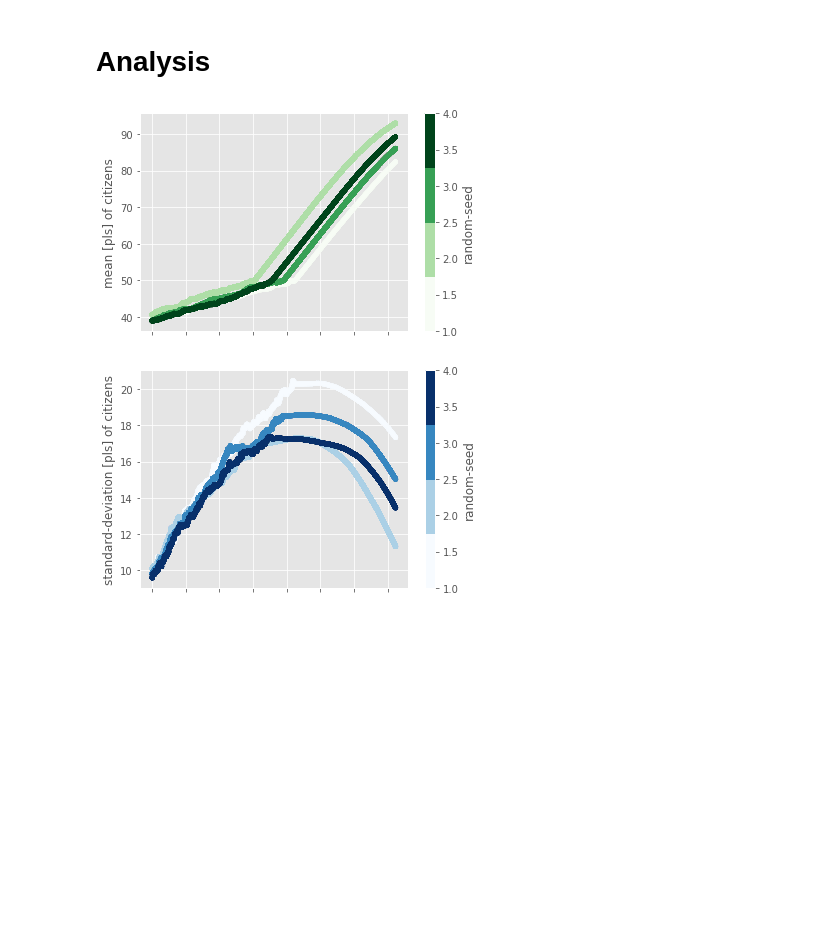
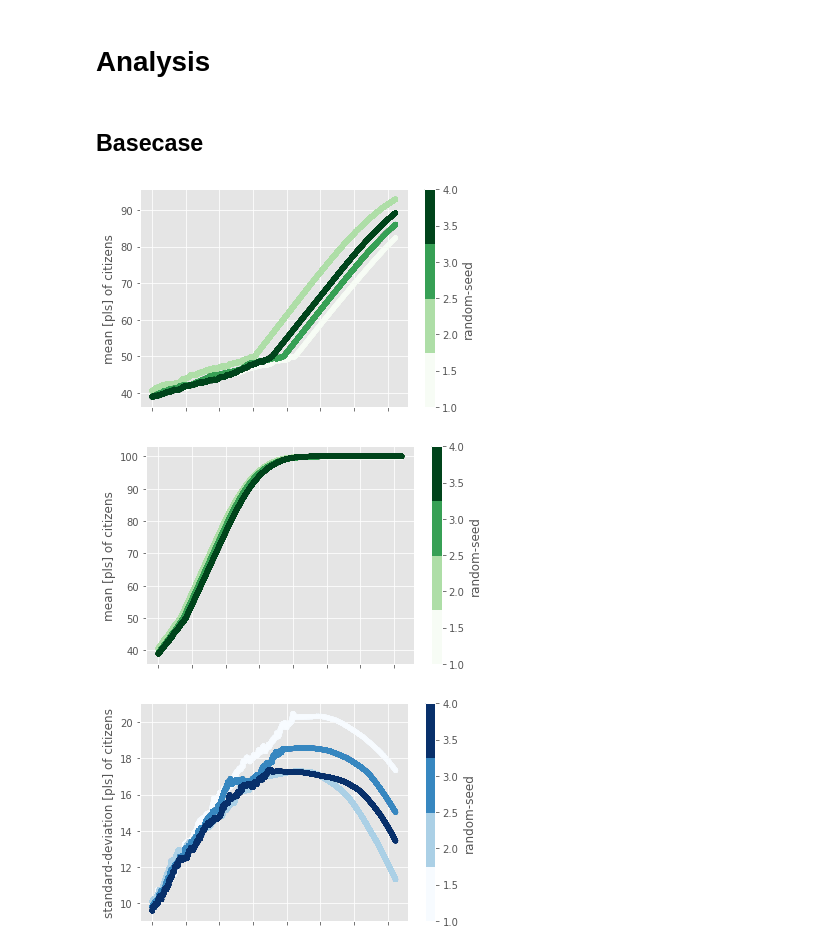
Before and after one commit to herzogrh/SEN1211-Agent-based-modelling, a Jupyter notebook: Model/Basecase_analysis.ipynb, the cells around one changed output. Drawn from its saved outputs; the diff is of its cells as text; code cells hidden in the pictures; blank space fills up the shorter version.

Commit message:
python analysis experiment 2

```diff
--- a/Model/Basecase_analysis.ipynb
+++ b/Model/Basecase_analysis.ipynb
@@ -18,5 +20,5 @@ import math
 # %%
-basecase = pd.read_csv("experiments/Citizen_Model_Experiments BaseCase - to table.csv", skiprows= 22)
+basecase = pd.read_csv("experiments/Citizen_Model_Experiments BaseCase -table.csv", skiprows= 22)
 basecase.head()
 # %% [output]
 |  | [all run data] | debug? | verbose? | resolution | number-cw | number-police-officers | number-supported-initiatives | ... |
@@ -52,0 +57,3 @@ basecase
+# %%
+experiment2 = pd.read_csv("experiments/Citizen_Model_Experiment_2_Increase_Enforcements-table.csv", skiprows= 22)
+experiment2.head()
@@ -52,0 +67,11 @@ basecase
+# %%
+# Drop the first column only containing nan values
+experiment2 = experiment2.drop(["[all run data]"], axis= 1)
+
+# Add a column of x values for plotting: the tick number
+experiment2["tick"] = list(experiment2.index)
+
+# clearly, each random seed's relative obseravations share the same ticks, so the tick column will repeat the tick number for each of them
+tick_values = experiment2.loc[experiment2["random-seed"] == 1 ,  "tick"]
+experiment2["tick"] = pd.concat([tick_values, tick_values, tick_values, tick_values], ignore_index=True)
+experiment2
@@ -53,9 +92,13 @@ basecase
 # %% [markdown]
 # Analysis
+# %% [markdown]
+## Basecase
 # %%
 basecase.plot(kind= "scatter", x = "tick", y = "mean [pls] of citizens", c ="random-seed", cmap = plt.cm.get_cmap("Greens",4) );
+experiment2.plot(kind= "scatter", x = "tick", y = "mean [pls] of citizens", c ="random-seed", cmap = plt.cm.get_cmap("Greens",4) );
 # %% [output]
 [figure]
+[figure, added]
 # %%
 basecase.plot(kind= "scatter", x = "tick", y = "standard-deviation [pls] of citizens", c ="random-seed", cmap = plt.cm.get_cmap("Blues",4) );
 # %% [output]
```
Also changed, not shown: parts of 7 cells of this notebook, 14 other files.
